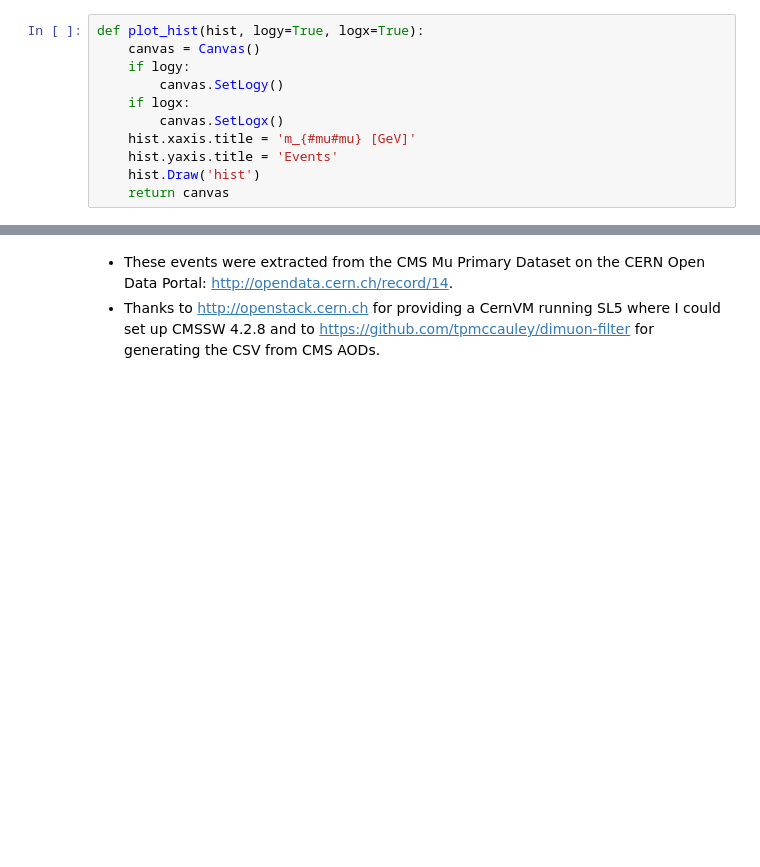
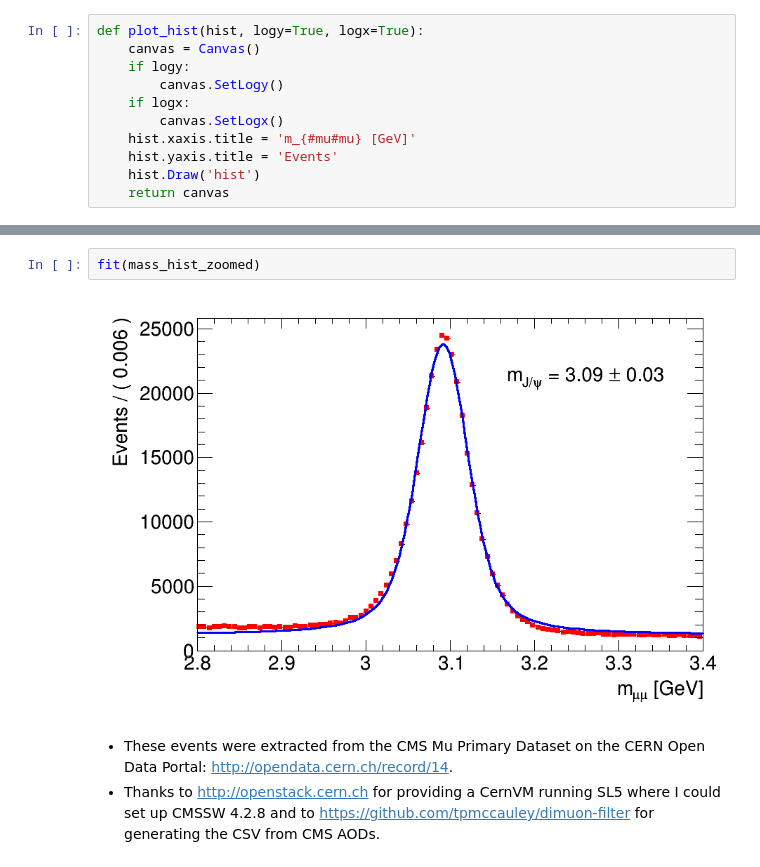
Before and after one commit to everware/everware-dimuon-example, a Jupyter notebook: jpsi.ipynb, the cells around one changed output, grey strips where cells are left out. Cells and saved outputs as stored; diff of their text form; blank space fills up the shorter version.

```diff
--- a/jpsi.ipynb
+++ b/jpsi.ipynb
@@ -68,3 +119,7 @@ plot_hist(mass_hist_zoomed, logx=False)
+# %%
+fit(mass_hist_zoomed)
+# %% [output]
+[figure, added]
 # %% [markdown]
 * These events were extracted from the CMS Mu Primary Dataset on the CERN Open Data Portal: http://opendata.cern.ch/record/14.
 * Thanks to http://openstack.cern.ch for providing a CernVM running SL5 where I could set up CMSSW 4.2.8 and to https://github.com/tpmccauley/dimuon-filter for generating the CSV from CMS AODs.
```
Also changed, not shown: parts of 12 cells of this notebook, 1 other file.
